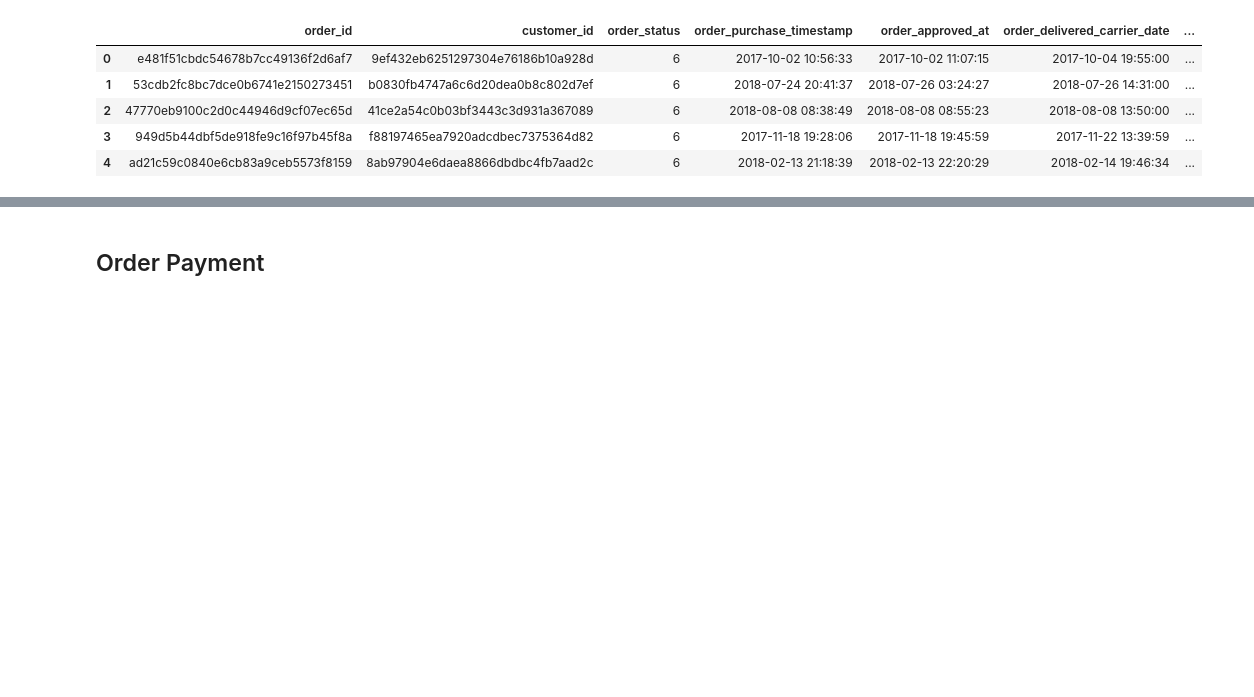
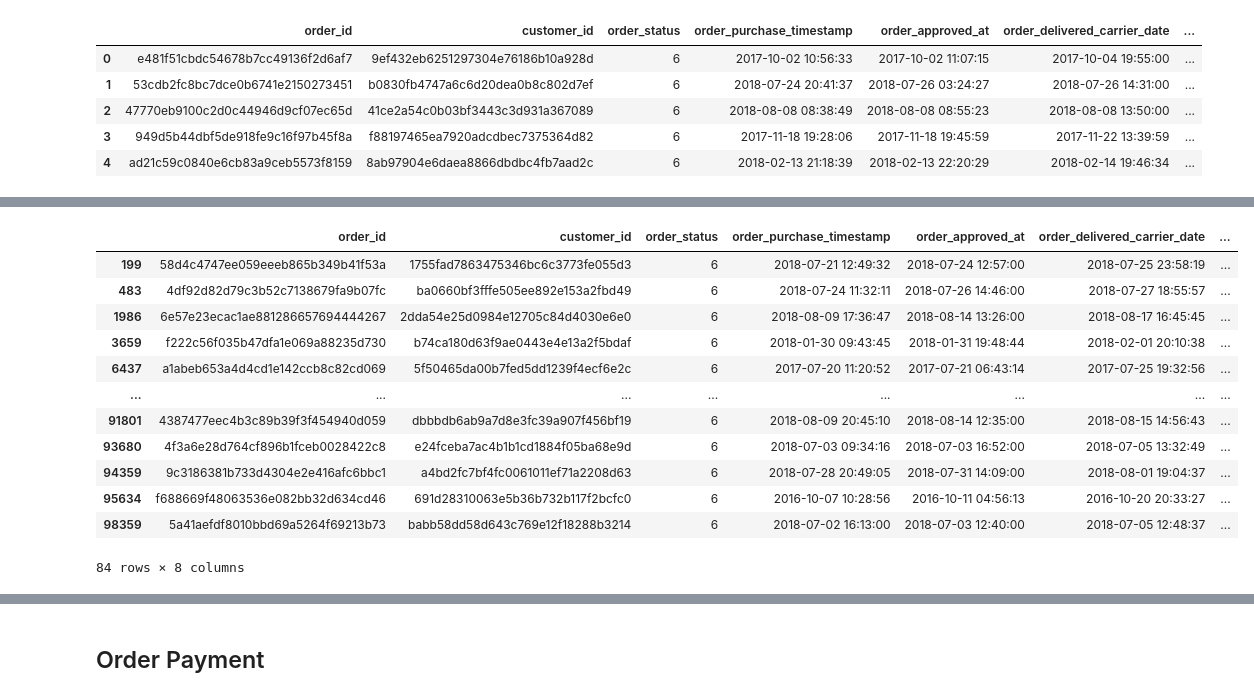
Before and after one commit to b1llywitant0/dbt-semantic-layer-implementation, a Jupyter notebook: analysis/EDA.ipynb, the cells around one changed output, grey strips where cells are left out. Saved outputs shown, nothing was run; the diff lists cells and outputs as text; code cells hidden in the pictures; blank space fills up the shorter version.

```diff
--- a/analysis/EDA.ipynb
+++ b/analysis/EDA.ipynb
@@ -1301,0 +1409,6 @@ df_order.loc[index,'order_status'] = 2
+# %%
+index = df_order[df_order['order_delivered_customer_date']<df_order['order_delivered_carrier_date']].index
+df_order.loc[index, ['order_delivered_customer_date', 'order_delivered_carrier_date']] = df_order.loc[index, ['order_delivered_carrier_date','order_delivered_customer_date']].values
+df_order.loc[index, 'order_delivered_carrier_date'] = df_order.loc[index,'order_delivered_carrier_date'].apply(lambda x: pd.to_datetime(int(x)))
+df_order.loc[index, 'order_delivered_customer_date'] = df_order.loc[index,'order_delivered_customer_date'].apply(lambda x: pd.to_datetime(int(x)))
+date_casting()
@@ -1301,0 +1419,16 @@ df_order.loc[index,'order_status'] = 2
+# %%
+df_order.loc[index]
+# %% [output]
+|  | order_id | customer_id | order_status | order_purchase_timestamp | order_approved_at | order_delivered_carrier_date | ... |
+| 199 | 58d4c4747ee059eeeb865b349b41f53a | 1755fad7863475346bc6c3773fe055d3 | 6 | 2018-07-21 12:49:32 | 2018-07-24 12:57:00 | 2018-07-25 23:58:19 | ... |
+| 483 | 4df92d82d79c3b52c7138679fa9b07fc | ba0660bf3fffe505ee892e153a2fbd49 | 6 | 2018-07-24 11:32:11 | 2018-07-26 14:46:00 | 2018-07-27 18:55:57 | ... |
+| 1986 | 6e57e23ecac1ae881286657694444267 | 2dda54e25d0984e12705c84d4030e6e0 | 6 | 2018-08-09 17:36:47 | 2018-08-14 13:26:00 | 2018-08-17 16:45:45 | ... |
+| 3659 | f222c56f035b47dfa1e069a88235d730 | b74ca180d63f9ae0443e4e13a2f5bdaf | 6 | 2018-01-30 09:43:45 | 2018-01-31 19:48:44 | 2018-02-01 20:10:38 | ... |
+| 6437 | a1abeb653a4d4cd1e142ccb8c82cd069 | 5f50465da00b7fed5dd1239f4ecf6e2c | 6 | 2017-07-20 11:20:52 | 2017-07-21 06:43:14 | 2017-07-25 19:32:56 | ... |
+| ... | ... | ... | ... | ... | ... | ... | ... |
+| 91801 | 4387477eec4b3c89b39f3f454940d059 | dbbbdb6ab9a7d8e3fc39a907f456bf19 | 6 | 2018-08-09 20:45:10 | 2018-08-14 12:35:00 | 2018-08-15 14:56:43 | ... |
+| 93680 | 4f3a6e28d764cf896b1fceb0028422c8 | e24fceba7ac4b1b1cd1884f05ba68e9d | 6 | 2018-07-03 09:34:16 | 2018-07-03 16:52:00 | 2018-07-05 13:32:49 | ... |
+| 94359 | 9c3186381b733d4304e2e416afc6bbc1 | a4bd2fc7bf4fc0061011ef71a2208d63 | 6 | 2018-07-28 20:49:05 | 2018-07-31 14:09:00 | 2018-08-01 19:04:37 | ... |
+| 95634 | f688669f48063536e082bb32d634cd46 | 691d28310063e5b36b732b117f2bcfc0 | 6 | 2016-10-07 10:28:56 | 2016-10-11 04:56:13 | 2016-10-20 20:33:27 | ... |
+| 98359 | 5a41aefdf8010bbd69a5264f69213b73 | babb58dd58d643c769e12f18288b3214 | 6 | 2018-07-02 16:13:00 | 2018-07-03 12:40:00 | 2018-07-05 12:48:37 | ... |
+84 rows × 8 columns
```
Also changed, not shown: parts of 18 cells of this notebook, 6 other files.
